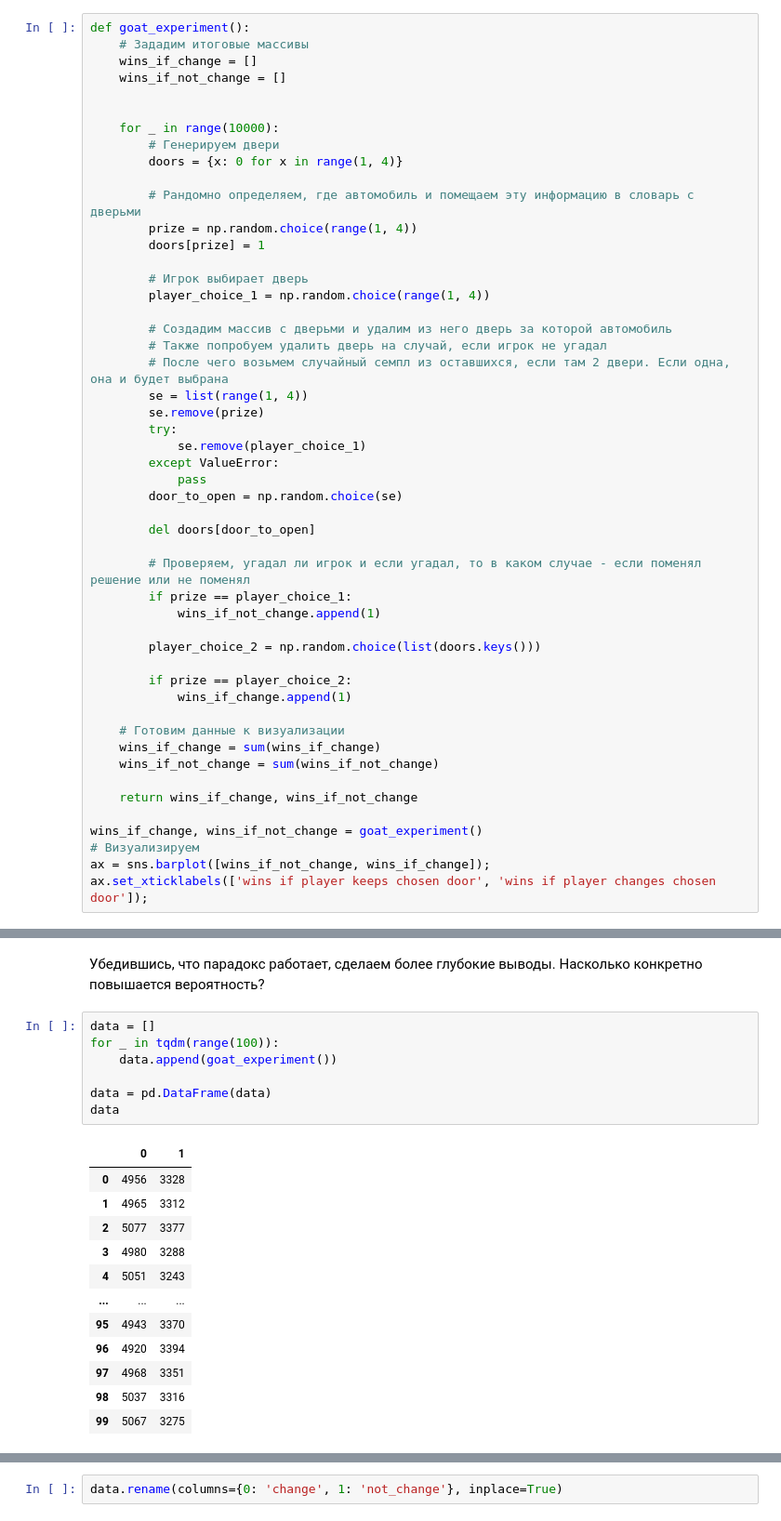
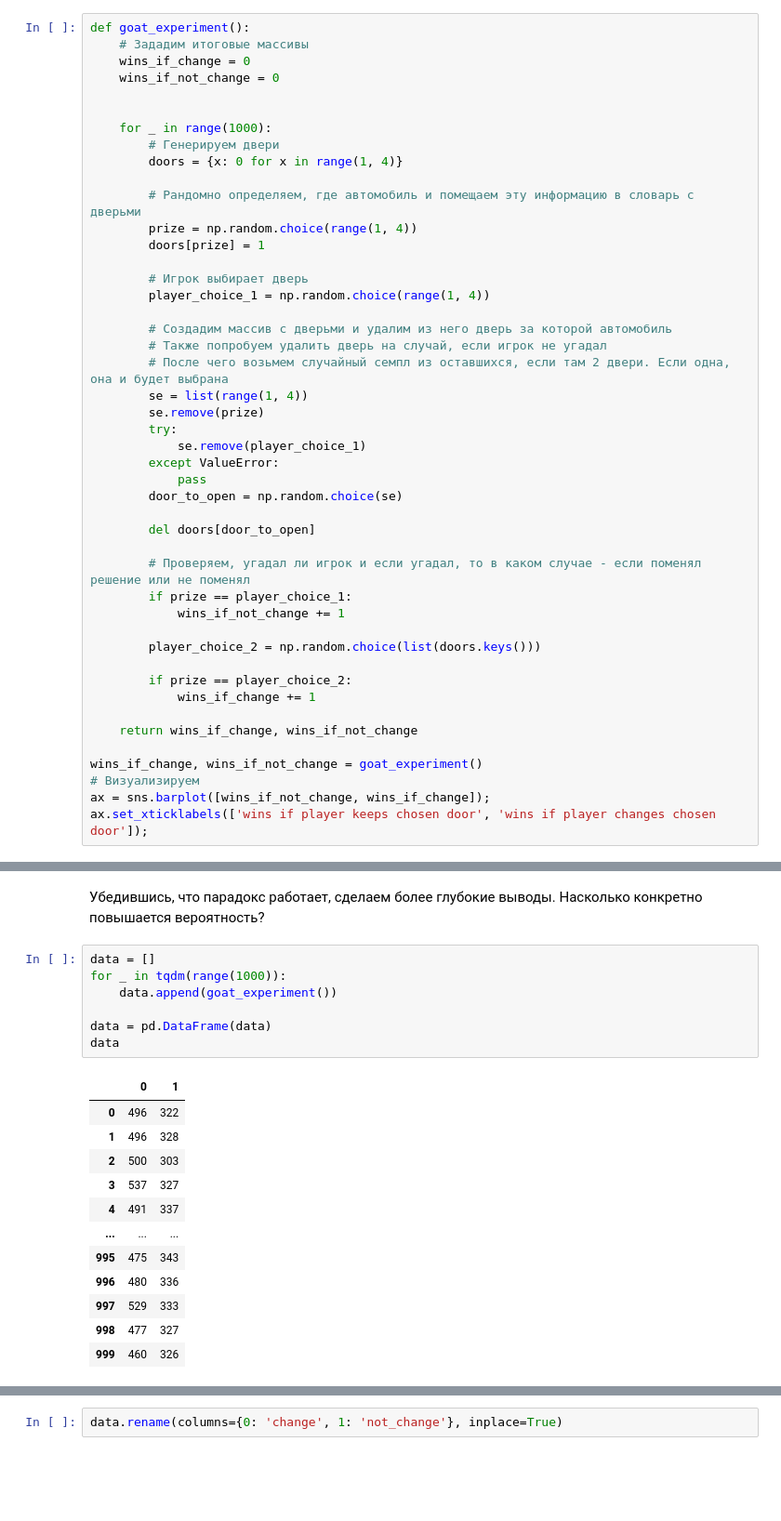
Before and after one commit to Pavel-Kuzn/goat_experiment, a Jupyter notebook: experiment.ipynb, the cells around one changed output, grey strips where cells are left out. Shown: that part at 93% size. Saved outputs shown, nothing was run; the diff lists cells and outputs as text; blank space fills up the shorter version.

```diff
--- a/experiment.ipynb
+++ b/experiment.ipynb
@@ -9,11 +9,11 @@ from tqdm import tqdm
 # %%
 def goat_experiment():
     # Зададим итоговые массивы
-    wins_if_change = []
-    wins_if_not_change = []
+    wins_if_change = 0
+    wins_if_not_change = 0
 
 
-    for _ in range(10000):
+    for _ in range(1000):
         # Генерируем двери
         doors = {x: 0 for x in range(1, 4)}
 
@@ -39,16 +39,12 @@ def goat_experiment():
 
         # Проверяем, угадал ли игрок и если угадал, то в каком случае - если поменял решение или не поменял
         if prize == player_choice_1:
-            wins_if_not_change.append(1)
+            wins_if_not_change += 1
 
         player_choice_2 = np.random.choice(list(doors.keys()))
 
         if prize == player_choice_2:
-            wins_if_change.append(1)
-
-    # Готовим данные к визуализации
-    wins_if_change = sum(wins_if_change)
-    wins_if_not_change = sum(wins_if_not_change)
+            wins_if_change += 1
 
     return wins_if_change, wins_if_not_change
 
@@ -64,21 +60,21 @@ ax.set_xticklabels(['wins if player keeps chosen door', 'wins if player changes
 Убедившись, что парадокс работает, сделаем более глубокие выводы. Насколько конкретно повышается вероятность?
 # %%
 data = []
-for _ in tqdm(range(100)):
+for _ in tqdm(range(1000)):
     data.append(goat_experiment())
 
 data = pd.DataFrame(data)
 data
 # %% [output]
 |  | 0 | 1 |
-| 0 | 4956 | 3328 |
-| 1 | 4965 | 3312 |
-| 2 | 5077 | 3377 |
-| 3 | 4980 | 3288 |
-| 4 | 5051 | 3243 |
+| 0 | 496 | 322 |
+| 1 | 496 | 328 |
+| 2 | 500 | 303 |
+| 3 | 537 | 327 |
+| 4 | 491 | 337 |
 | ... | ... | ... |
-| 95 | 4943 | 3370 |
-| 96 | 4920 | 3394 |
-| 97 | 4968 | 3351 |
-| 98 | 5037 | 3316 |
-| 99 | 5067 | 3275 |
+| 995 | 475 | 343 |
+| 996 | 480 | 336 |
+| 997 | 529 | 333 |
+| 998 | 477 | 327 |
+| 999 | 460 | 326 |
```
Also changed, not shown: parts of 4 cells of this notebook.
